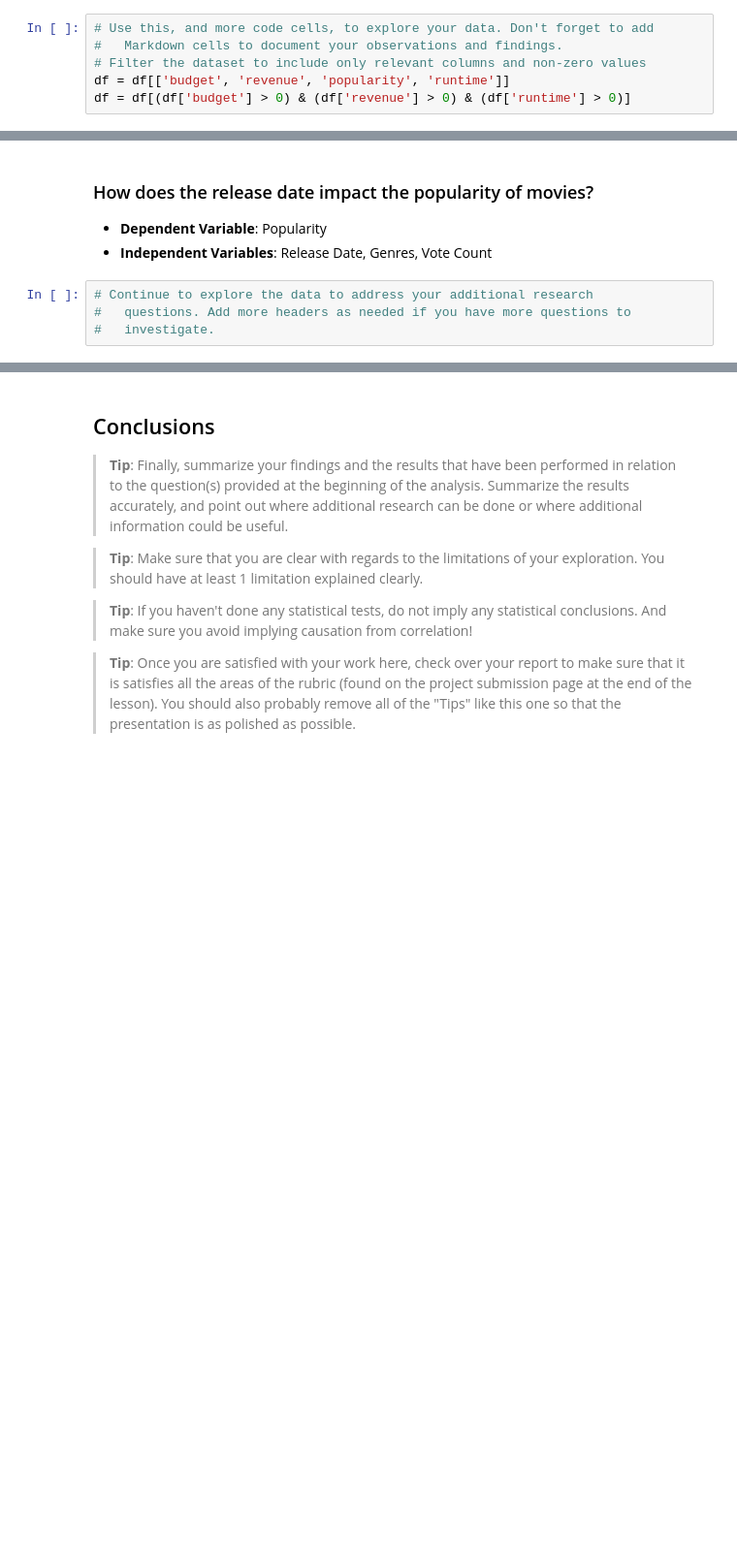
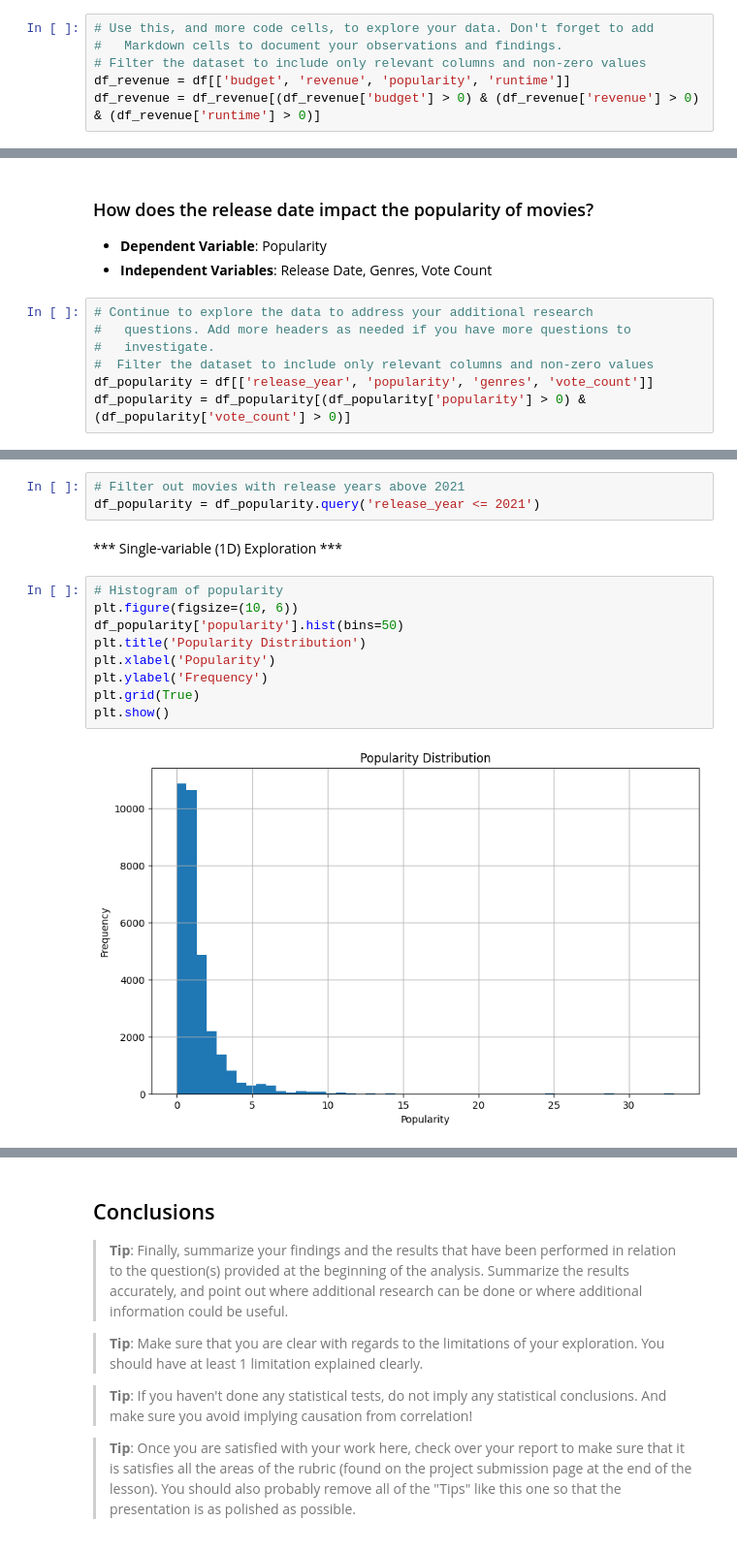
Before and after one commit to PrzemekJedruch/Project_Invest_Movies_Data, a Jupyter notebook: Investigate_a_Dataset.ipynb, the cells around one changed output, grey strips where cells are left out. Shown at 97% size. Saved outputs shown, nothing was run; the diff lists cells and outputs as text; blank space fills up the shorter version.

```diff
--- a/Investigate_a_Dataset.ipynb
+++ b/Investigate_a_Dataset.ipynb
@@ -314,7 +314,7 @@ df.head()
 # Use this, and more code cells, to explore your data. Don't forget to add
 #   Markdown cells to document your observations and findings.
 # Filter the dataset to include only relevant columns and non-zero values
-df = df[['budget', 'revenue', 'popularity', 'runtime']]
-df = df[(df['budget'] > 0) & (df['revenue'] > 0) & (df['runtime'] > 0)]
+df_revenue = df[['budget', 'revenue', 'popularity', 'runtime']]
+df_revenue = df_revenue[(df_revenue['budget'] > 0) & (df_revenue['revenue'] > 0) & (df_revenue['runtime'] > 0)]
 # %%
 # Display summary statistics for budget, popularity, runtime, and revenue
@@ -533,3 +533,6 @@ plt.show()
 # Continue to explore the data to address your additional research
 #   questions. Add more headers as needed if you have more questions to
 #   investigate.
+#  Filter the dataset to include only relevant columns and non-zero values
+df_popularity = df[['release_year', 'popularity', 'genres', 'vote_count']]
+df_popularity = df_popularity[(df_popularity['popularity'] > 0) & (df_popularity['vote_count'] > 0)]
@@ -535,0 +561,16 @@ plt.show()
+# %%
+# Filter out movies with release years above 2021
+df_popularity = df_popularity.query('release_year <= 2021')
+# %% [markdown]
+*** Single-variable (1D) Exploration ***
+# %%
+# Histogram of popularity
+plt.figure(figsize=(10, 6))
+df_popularity['popularity'].hist(bins=50)
+plt.title('Popularity Distribution')
+plt.xlabel('Popularity')
+plt.ylabel('Frequency')
+plt.grid(True)
+plt.show()
+# %% [output]
+[figure, added]
```
Also changed, not shown: parts of 39 cells of this notebook.
